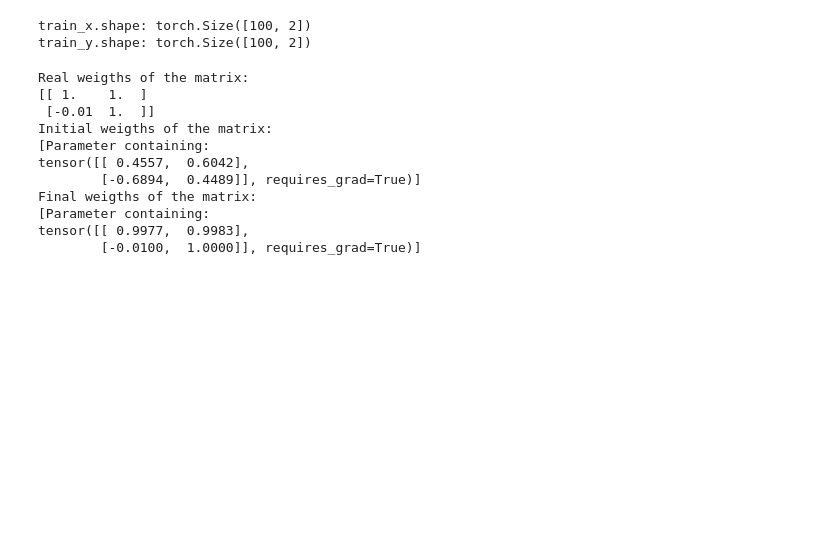
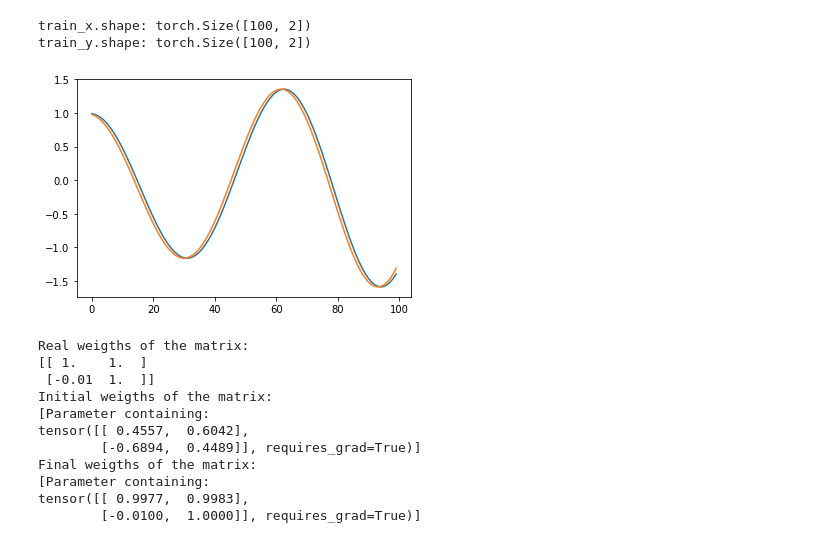
Before and after one commit to KennethThNg/Semester-project-dynamical-system-learning, a Jupyter notebook: ODELayersTest.ipynb, the cells around one changed output. Drawn from its saved outputs; the diff is of its cells as text; code cells hidden in the pictures; blank space fills up the shorter version.

```diff
--- a/ODELayersTest.ipynb
+++ b/ODELayersTest.ipynb
@@ -106,6 +122,12 @@ print('train_y.shape:', train_y.shape)#train_output
 # %% [output]
 train_x.shape: torch.Size([100, 2])
 train_y.shape: torch.Size([100, 2])
+# %%
+plt.plot(train_x[:,0].numpy());
+plt.plot(train_y[:,0].numpy())
+plt.show()
+# %% [output]
+[figure, added]
 # %%
 model = LinearODEModel(2, 2)
 loss_fn = nn.MSELoss()
```
Also changed, not shown: parts of 47 cells of this notebook.
